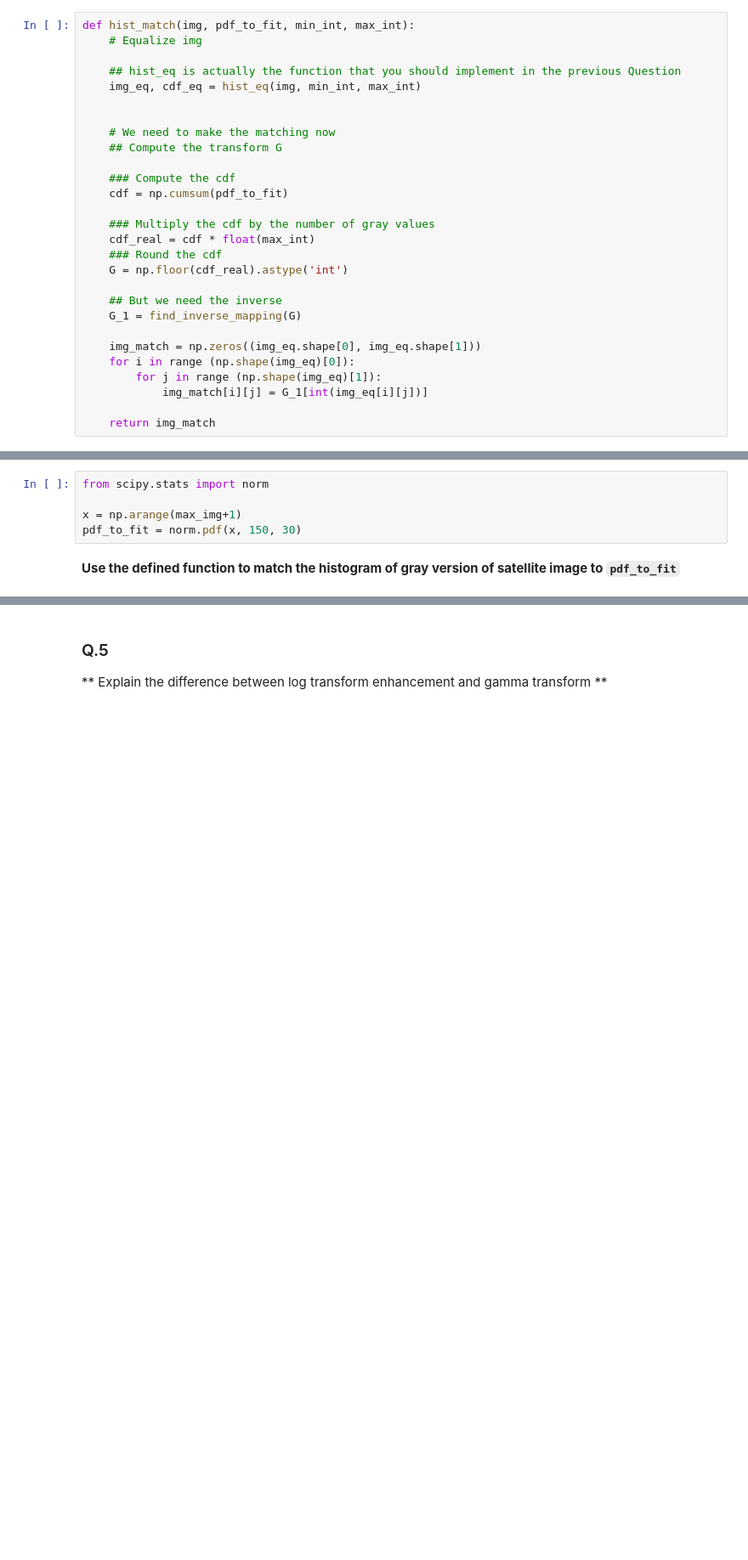
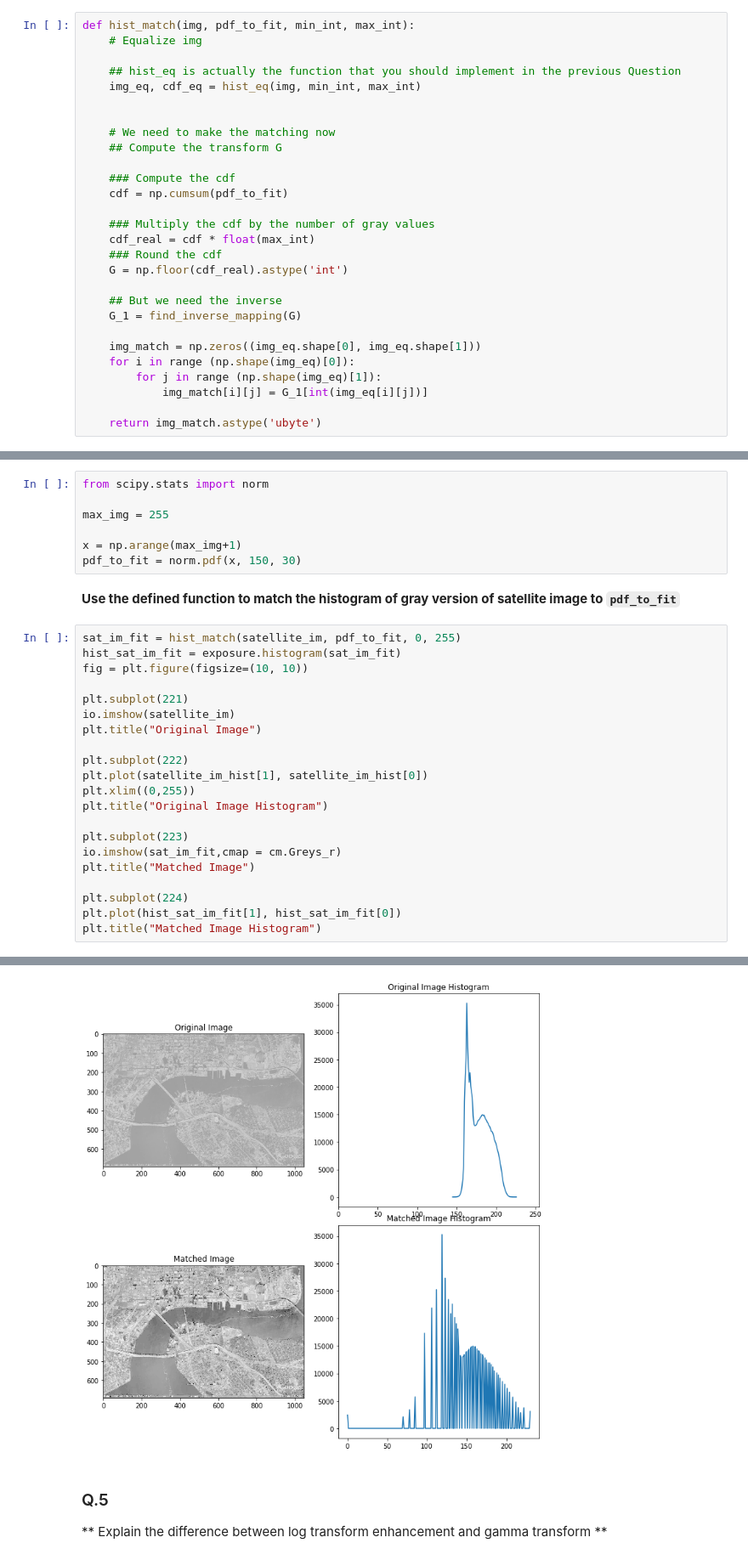
Before and after one commit to briannaburton/B31XB-IIP-TP-1718, a Jupyter notebook: 2-image-enhancement/2-enhancement-supplementary.ipynb, the cells around one changed output, grey strips where cells are left out. Shown at 85% size. Drawn from its saved outputs; the diff is of its cells as text; blank space fills up the shorter version.

```diff
--- a/2-image-enhancement/2-enhancement-supplementary.ipynb
+++ b/2-image-enhancement/2-enhancement-supplementary.ipynb
@@ -176,13 +204,37 @@ def hist_match(img, pdf_to_fit, min_int, max_int):
         for j in range (np.shape(img_eq)[1]):
             img_match[i][j] = G_1[int(img_eq[i][j])]
 
-    return img_match
+    return img_match.astype('ubyte')
 # %% [markdown]
 **Creating a manual pdf following a gaussian distribution**
 # %%
 from scipy.stats import norm
 
+max_img = 255
+
 x = np.arange(max_img+1)
 pdf_to_fit = norm.pdf(x, 150, 30)
 # %% [markdown]
 **Use the defined function to match the histogram of gray version of satellite image to `pdf_to_fit`**
+# %%
+sat_im_fit = hist_match(satellite_im, pdf_to_fit, 0, 255)
+hist_sat_im_fit = exposure.histogram(sat_im_fit)
+fig = plt.figure(figsize=(10, 10))
+
+plt.subplot(221)
+io.imshow(satellite_im)
+plt.title("Original Image")
+
+plt.subplot(222)
+plt.plot(satellite_im_hist[1], satellite_im_hist[0])
+plt.xlim((0,255))
+plt.title("Original Image Histogram")
+
+plt.subplot(223)
+io.imshow(sat_im_fit,cmap = cm.Greys_r)
+plt.title("Matched Image")
+
+plt.subplot(224)
+plt.plot(hist_sat_im_fit[1], hist_sat_im_fit[0])
+plt.title("Matched Image Histogram")
+# %% [output]
@@ -189,3 +242,4 @@ pdf_to_fit = norm.pdf(x, 150, 30)
+[figure, added]
 # %% [markdown]
 ### Q.5
 
```
Also changed, not shown: parts of 10 cells of this notebook.
